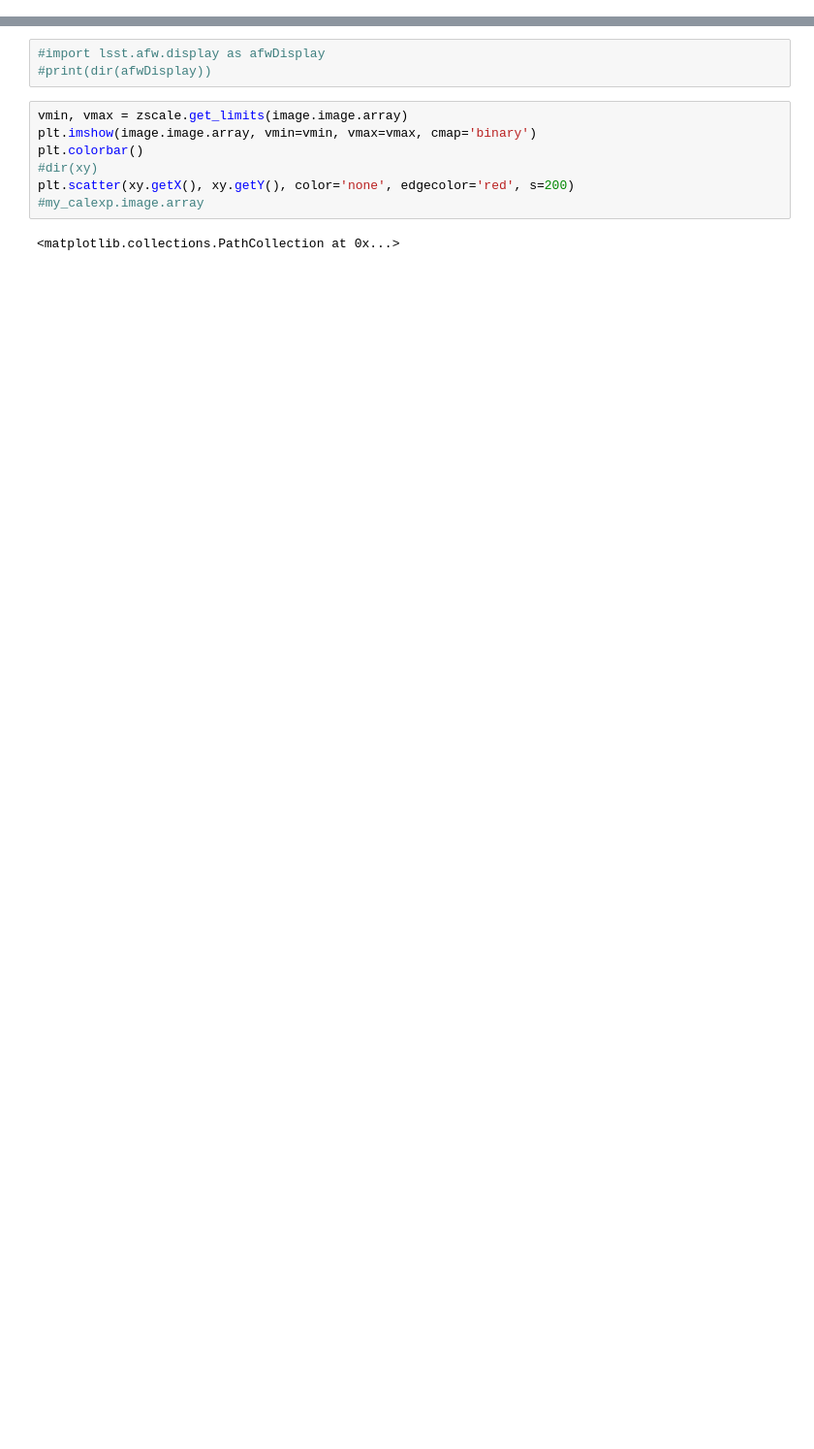
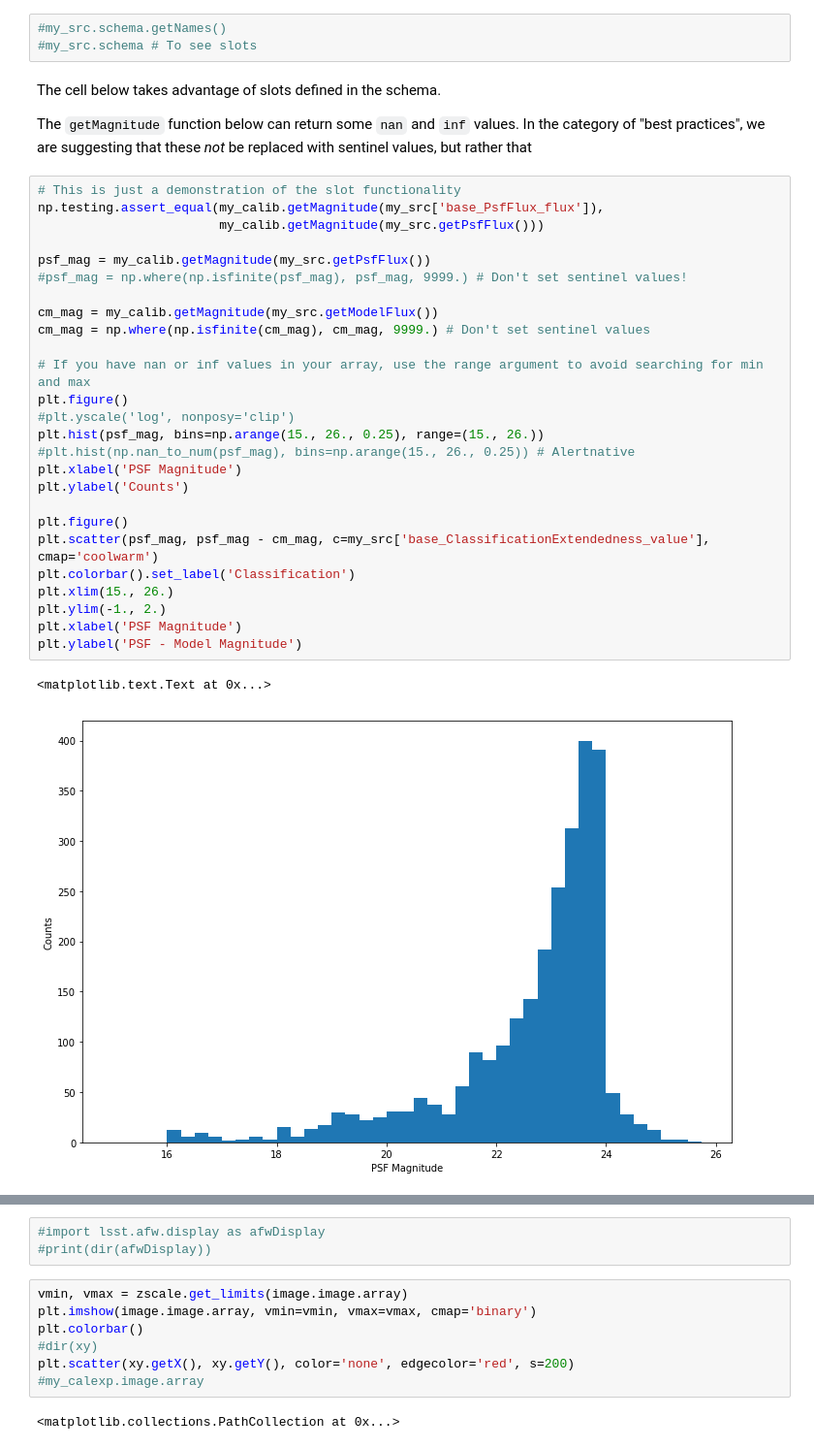
Before and after one commit to lsst-sitcom/notebooks, a Jupyter notebook: postage_stamp.ipynb, the cells around one changed output, grey strips where cells are left out. Shown at 97% size. Saved outputs shown, nothing was run; the diff lists cells and outputs as text; blank space fills up the shorter version.

```diff
--- a/postage_stamp.ipynb
+++ b/postage_stamp.ipynb
@@ -126,0 +68,36 @@ coord = afwGeom.SpherePoint(ra_target, dec_target, afwGeom.radians) # Is this re
+# %%
+#my_src.schema.getNames()
+#my_src.schema # To see slots
+# %% [markdown]
+The cell below takes advantage of slots defined in the schema.
+
+The `getMagnitude` function below can return some `nan` and `inf` values. In the category of "best practices", we are suggesting that these _not_ be replaced with sentinel values, but rather that
+# %%
+# This is just a demonstration of the slot functionality
+np.testing.assert_equal(my_calib.getMagnitude(my_src['base_PsfFlux_flux']),
+                        my_calib.getMagnitude(my_src.getPsfFlux()))
+
+psf_mag = my_calib.getMagnitude(my_src.getPsfFlux())
+#psf_mag = np.where(np.isfinite(psf_mag), psf_mag, 9999.) # Don't set sentinel values!
+
+cm_mag = my_calib.getMagnitude(my_src.getModelFlux())
+cm_mag = np.where(np.isfinite(cm_mag), cm_mag, 9999.) # Don't set sentinel values
+
+# If you have nan or inf values in your array, use the range argument to avoid searching for min and max
+plt.figure()
+#plt.yscale('log', nonposy='clip')
+plt.hist(psf_mag, bins=np.arange(15., 26., 0.25), range=(15., 26.))
+#plt.hist(np.nan_to_num(psf_mag), bins=np.arange(15., 26., 0.25)) # Alertnative
+plt.xlabel('PSF Magnitude')
+plt.ylabel('Counts')
+
+plt.figure()
+plt.scatter(psf_mag, psf_mag - cm_mag, c=my_src['base_ClassificationExtendedness_value'], cmap='coolwarm')
+plt.colorbar().set_label('Classification')
+plt.xlim(15., 26.)
+plt.ylim(-1., 2.)
+plt.xlabel('PSF Magnitude')
+plt.ylabel('PSF - Model Magnitude')
+# %% [output]
+<matplotlib.text.Text at 0x...>
+[figure, added]
```
Also changed, not shown: parts of 26 cells of this notebook.
